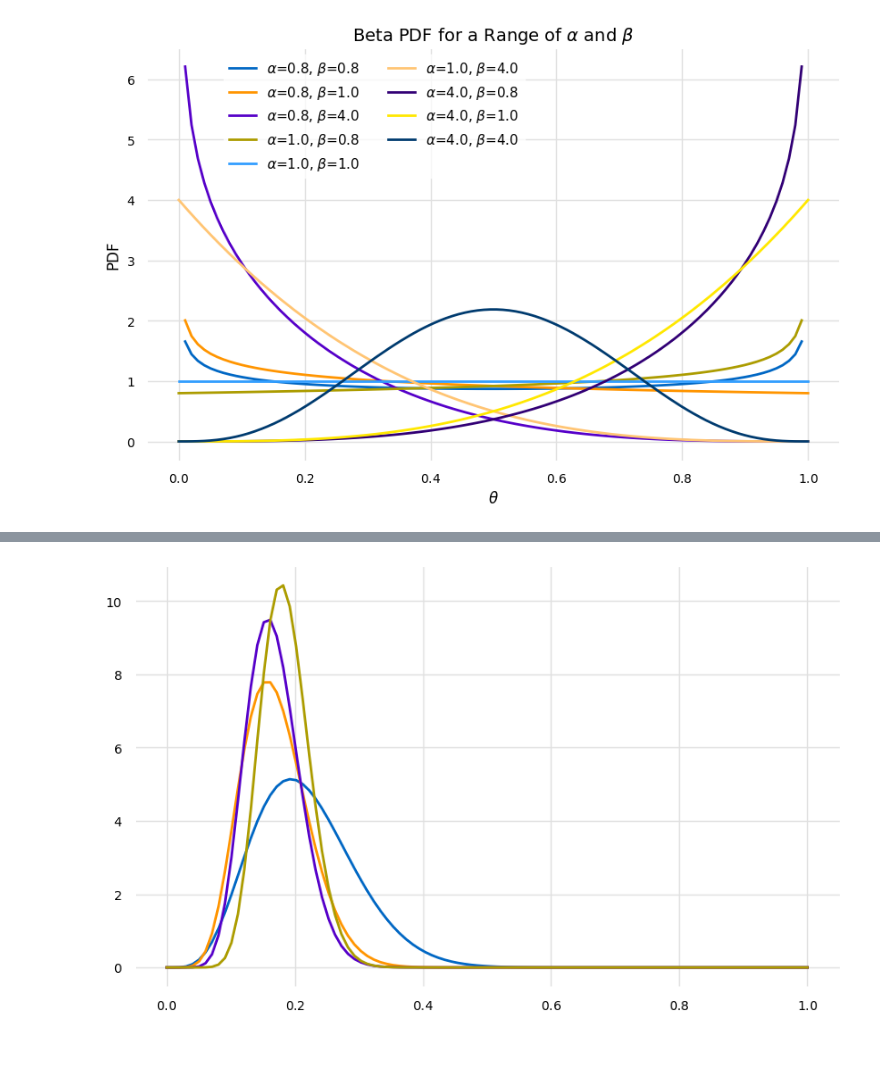
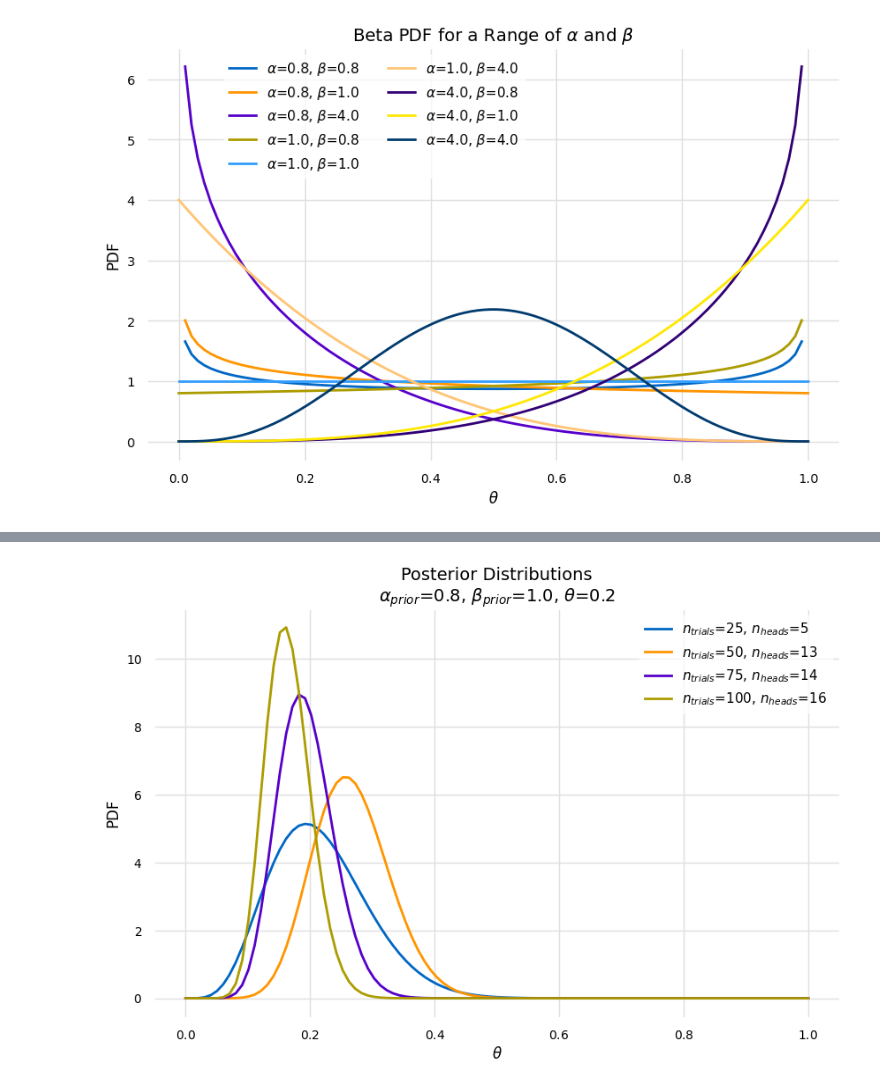
Before and after one commit to glyfish/PyMC, a Jupyter notebook: notebooks/Baysian Analysis with Python/exp_1_coin_flip.ipynb, the cells around one changed output, grey strips where cells are left out. Cells and saved outputs as stored; diff of their text form; code cells hidden in the pictures; blank space fills up the shorter version.

```diff
--- a/notebooks/Baysian Analysis with Python/exp_1_coin_flip.ipynb
+++ b/notebooks/Baysian Analysis with Python/exp_1_coin_flip.ipynb
@@ -115,11 +134,8 @@ comparison(pdfs, x, ylabel='PDF', xlabel=f"$\\theta$", title=f"Beta PDF for a Ra
 nexp = 4
 beta_params = [(0.8, 1.0), (1.0, 4.0), (4.0, 4.0)]
 
-x = numpy.linspace(0, 1, 100)
-data = simulate_binomial(theta, ntoss, nexp)
-posteriors = compute_posterior(beta_params[0], data)
+data = simulate_binomial_experiments(theta, ntoss, nexp)
-# %%
-title =
-comparison(posteriors, x)
-# %% [output]
-[figure, removed]
+# %%
+plot_posteriors(beta_params[0], data, theta)
+# %% [output]
+[figure, added]
```
Also changed, not shown: parts of 16 cells of this notebook.
